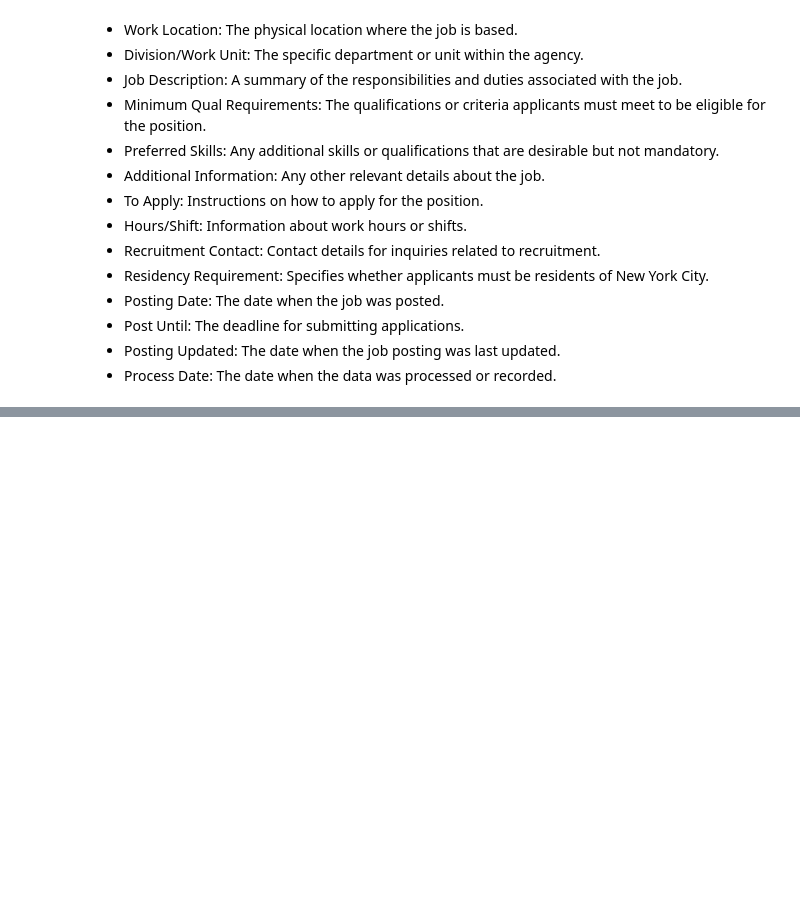
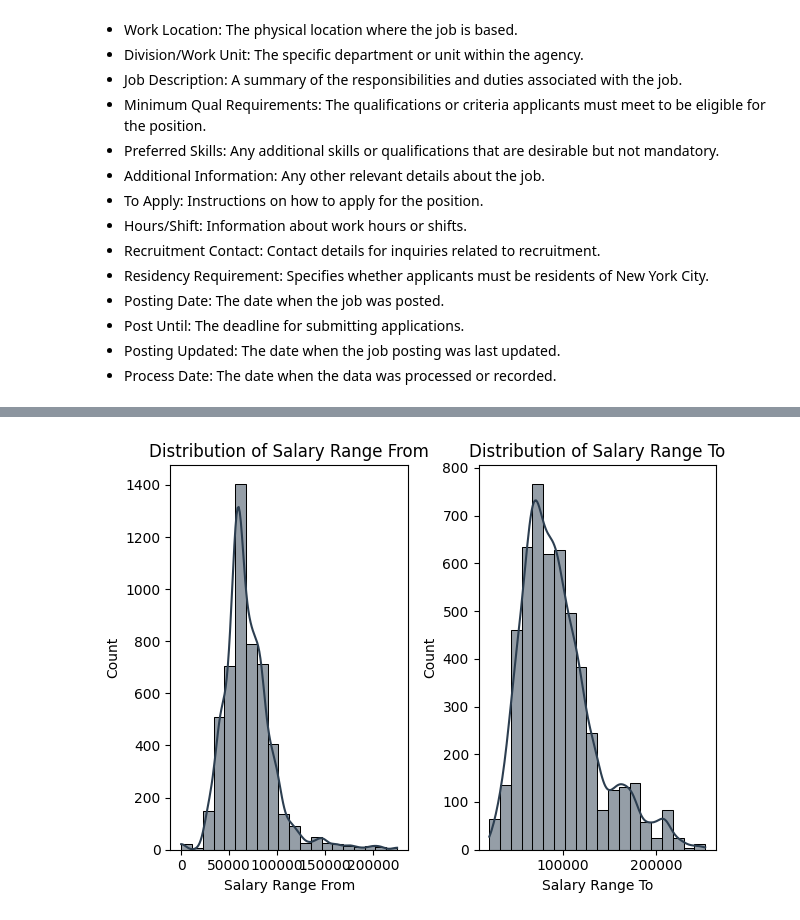
Before and after one commit to raviavaiya/Salary-Range-Prediction, a Jupyter notebook: training/salary_prediction.ipynb, the cells around one changed output, grey strips where cells are left out. Cells and saved outputs as stored; diff of their text form; code cells hidden in the pictures; blank space fills up the shorter version.

```diff
--- a/training/salary_prediction.ipynb
+++ b/training/salary_prediction.ipynb
@@ -41,0 +615,14 @@ to develop a predictive model for estimating salary ranges for job listings as p
+# %%
+plt.subplot(1, 2, 1)
+sns.histplot(df['Salary Range From'], bins=20, kde=True)
+plt.title('Distribution of Salary Range From')
+
+plt.subplot(1, 2, 2)
+sns.histplot(df['Salary Range To'], bins=20, kde=True)
+plt.title('Distribution of Salary Range To')
+
+
+plt.tight_layout()
+plt.show()
+# %% [output]
+[figure, added]
```
Also changed, not shown: parts of 55 cells of this notebook, 4 other files.
